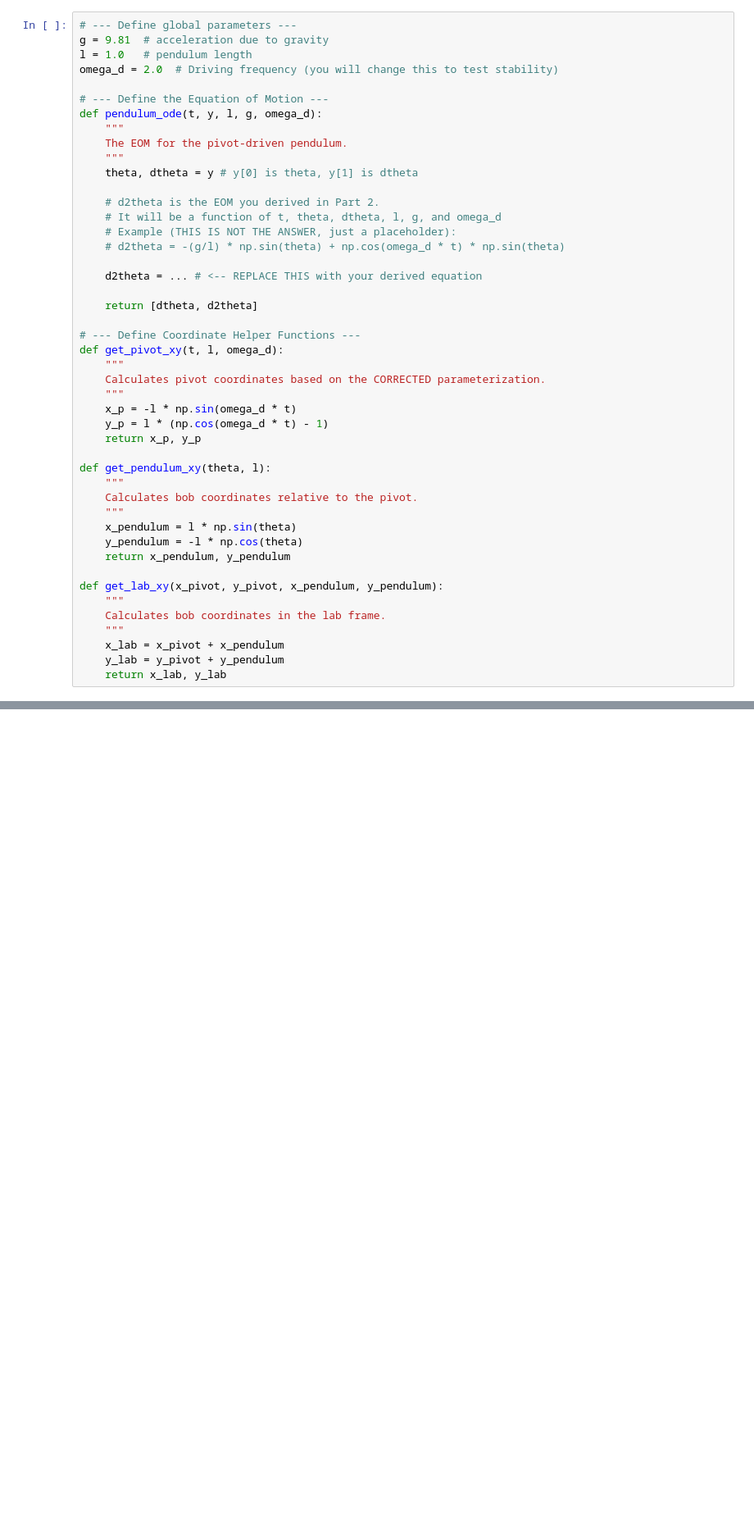
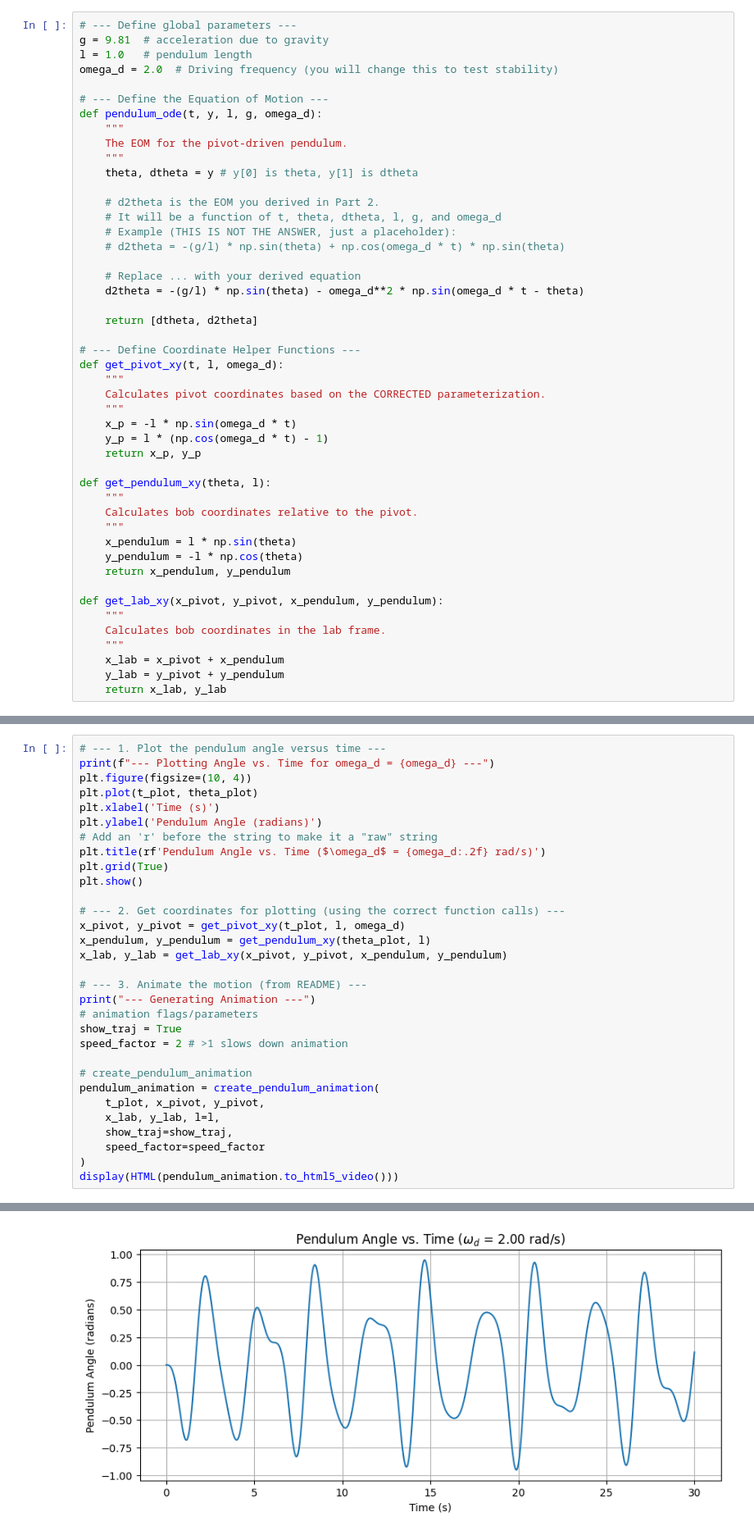
Before and after one commit to IntroComputationalPhysics-UNT/pivot-point-driven-pendulum-henry8675309, a Jupyter notebook: Stability2.ipynb, the cells around one changed output, grey strips where cells are left out. Shown at 82% size. Saved outputs shown, nothing was run; the diff lists cells and outputs as text; blank space fills up the shorter version.

Commit message:
Added Markdown & better plotting

```diff
--- a/Stability2.ipynb
+++ b/Stability2.ipynb
@@ -81,7 +165,8 @@ def pendulum_ode(t, y, l, g, omega_d):
     # Example (THIS IS NOT THE ANSWER, just a placeholder):
     # d2theta = -(g/l) * np.sin(theta) + np.cos(omega_d * t) * np.sin(theta)
 
-    d2theta = ... # <-- REPLACE THIS with your derived equation
+    # Replace ... with your derived equation
+    d2theta = -(g/l) * np.sin(theta) - omega_d**2 * np.sin(omega_d * t - theta)
 
     return [dtheta, d2theta]
 
@@ -316,0 +300,32 @@ NameError: name 'np' is not defined
+# %%
+# --- 1. Plot the pendulum angle versus time ---
+print(f"--- Plotting Angle vs. Time for omega_d = {omega_d} ---")
+plt.figure(figsize=(10, 4))
+plt.plot(t_plot, theta_plot)
+plt.xlabel('Time (s)')
+plt.ylabel('Pendulum Angle (radians)')
+# Add an 'r' before the string to make it a "raw" string
+plt.title(rf'Pendulum Angle vs. Time ($\omega_d$ = {omega_d:.2f} rad/s)')
+plt.grid(True)
+plt.show()
+
+# --- 2. Get coordinates for plotting (using the correct function calls) ---
+x_pivot, y_pivot = get_pivot_xy(t_plot, l, omega_d)
+x_pendulum, y_pendulum = get_pendulum_xy(theta_plot, l)
+x_lab, y_lab = get_lab_xy(x_pivot, y_pivot, x_pendulum, y_pendulum)
+
+# --- 3. Animate the motion (from README) ---
+print("--- Generating Animation ---")
+# animation flags/parameters
+show_traj = True
+speed_factor = 2 # >1 slows down animation
+
+# create_pendulum_animation
+pendulum_animation = create_pendulum_animation(
+    t_plot, x_pivot, y_pivot,
+    x_lab, y_lab, l=l,
+    show_traj=show_traj,
+    speed_factor=speed_factor
+)
+display(HTML(pendulum_animation.to_html5_video()))
+# %% [output]
@@ -316,0 +333 @@ NameError: name 'np' is not defined
+[figure, added]
```
Also changed, not shown: parts of 9 cells of this notebook.
